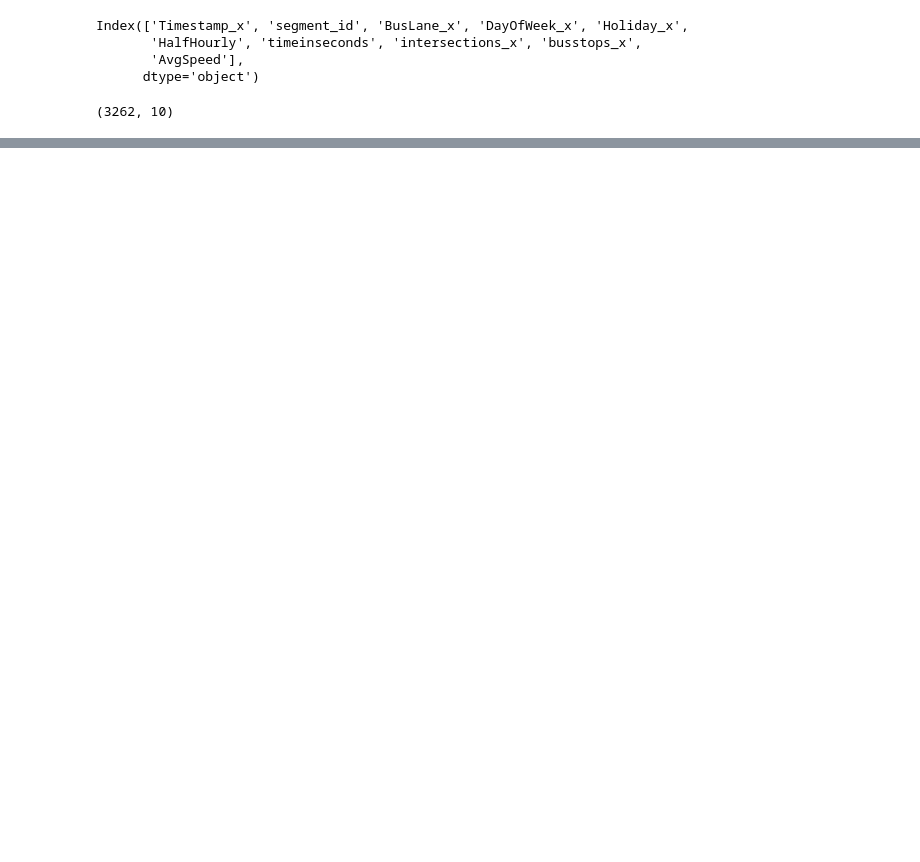
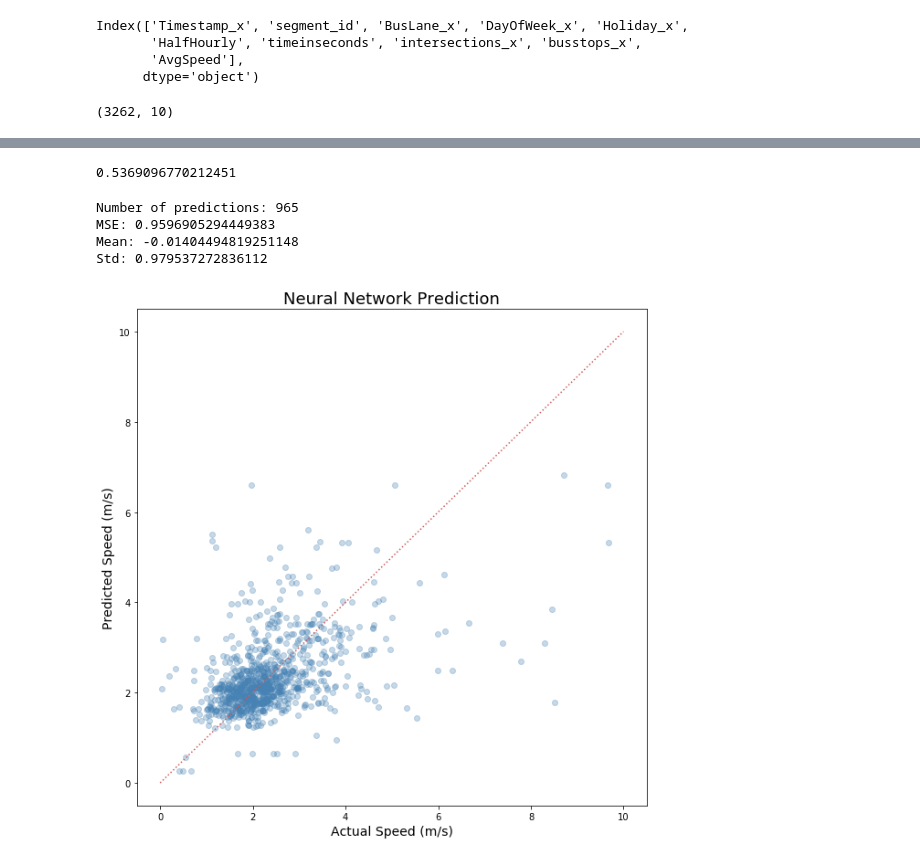
Before and after one commit to ywnch/NYC-bus-LTT-prediction, a Jupyter notebook: prediction.ipynb, the cells around one changed output, grey strips where cells are left out. Saved outputs shown, nothing was run; the diff lists cells and outputs as text; code cells hidden in the pictures; blank space fills up the shorter version.

Commit message:
finish prediction

```diff
--- a/prediction.ipynb
+++ b/prediction.ipynb
@@ -428,0 +266,10 @@ KeyboardInterrupt:
+# %%
+OLS = linear_model.LinearRegression(fit_intercept=True)
+OLS.fit(X_train, y_train)
+predicted = OLS.predict(X_test)
+
+R2_IS = OLS.score(X_train, y_train)
+R2_OS = OLS.score(X_test, y_test)
+
+print("R-squared for IS OLS is: {0}".format(R2_IS))
+print("R-squared for OS OLS is: {0}".format(R2_OS))
@@ -428,0 +281,10 @@ KeyboardInterrupt:
+# %%
+lasso_alpha = 0.0001
+Lasso = linear_model.Lasso(fit_intercept=True, alpha=lasso_alpha)
+Lasso.fit(X_train, y_train)
+
+R2_IS = Lasso.score(X_train, y_train)
+R2_OS = Lasso.score(X_test, y_test)
+
+print("R-squared for IS Lasso is: {0}".format(R2_IS))
+print("R-squared for OS Lasso is: {0}".format(R2_OS))
@@ -428,0 +296,10 @@ KeyboardInterrupt:
+# %%
+ridge_alpha = 42
+Ridge = linear_model.Ridge(fit_intercept=True, alpha=ridge_alpha)
+Ridge.fit(X_train, y_train)
+
+R2_IS = Ridge.score(X_train, y_train)
+R2_OS = Ridge.score(X_test, y_test)
+
+print("R-squared for IS Lasso is: {0}".format(R2_IS))
+print("R-squared for OS Lasso is: {0}".format(R2_OS))
@@ -428,0 +327,10 @@ KeyboardInterrupt:
+# %%
+nn = MLPRegressor(hidden_layer_sizes=(200,),
+                  activation='relu',
+                  solver='lbfgs',
+                  learning_rate='adaptive',
+                  max_iter=1000,
+                  learning_rate_init=0.001,
+                  alpha=0.01,
+                  random_state=1009)
+nn.fit(X_train_pp, y_train)
@@ -428,0 +345,16 @@ KeyboardInterrupt:
+# %%
+# report R^2 score
+nn.score(X_train_pp, y_train)
+# %% [output]
+0.5369096770212451
+# %%
+evaluate(nn, X_test_pp)
+# %% [output]
+Number of predictions: 965
+MSE: 0.9596905294449383
+Mean: -0.01404494819251148
+Std: 0.979537272836112
+# %%
+plot_res(nn, X_test_pp, "Neural Network", "nn")
+# %% [output]
+[figure, added]
```
Also changed, not shown: parts of 73 cells of this notebook, 4 other files.
